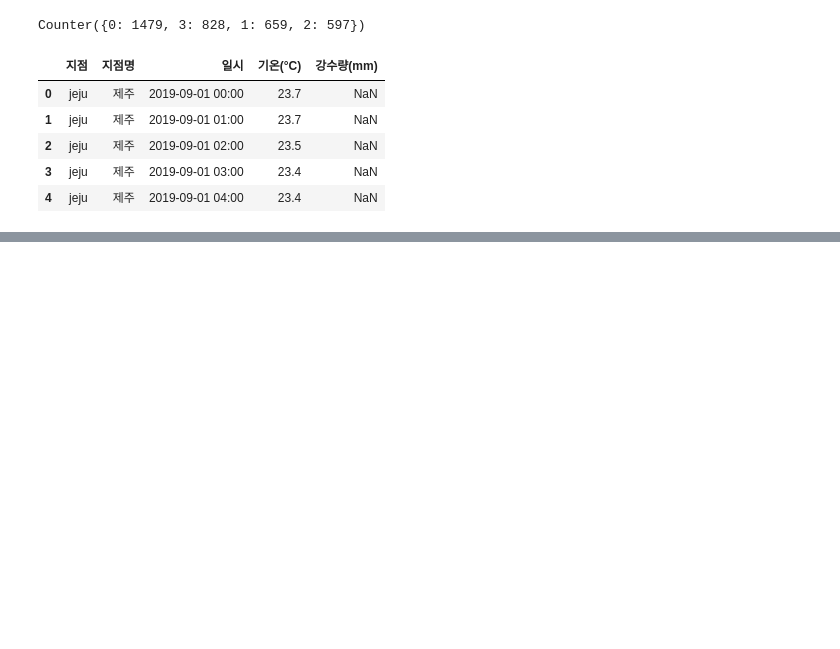
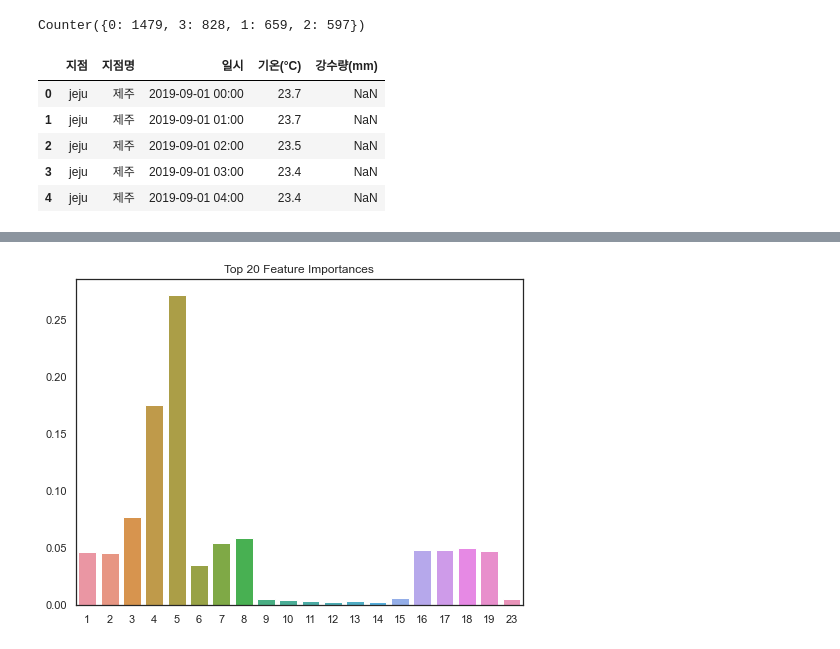
Before and after one commit to woojuro4/bus_users_prediction, a Jupyter notebook: ML/중급.ipynb, the cells around one changed output, grey strips where cells are left out. Cells and saved outputs as stored; diff of their text form; code cells hidden in the pictures; blank space fills up the shorter version.

```diff
--- a/ML/중급.ipynb
+++ b/ML/중급.ipynb
@@ -200,7 +207,7 @@ test2=pd.merge(test,rain3,how='left',on=['dist_name','date'])
 input_var=['in_out','latitude', 'longitude', '68a', '810a', '1012a', '68b', '810b', '1012b',
            'weekday_0', 'weekday_1', 'weekday_2', 'weekday_3', 'weekday_4', 'weekday_5', 'weekday_6',
            'dis_jeju', 'dis_gosan','dis_seongsan', 'dis_po','기온(°C)', '강수량(mm)',
-           'dist_name_gosan', 'dist_name_jeju','dist_name_po', 'dist_name_seongsan']
+           'dist_name_1', 'dist_name_0','dist_name_3', 'dist_name_2']
 
 target=['18~20_ride']
 # %%
@@ -257,0 +307,17 @@ test[['id','18~20_ride']].to_csv("dacon_base_middle2.csv",index=False) # id와 1
+# %%
+X_train_df = pd.DataFrame(X_train)
+# %%
+import matplotlib.pyplot as plt
+import seaborn as sns
+%matplotlib inline
+
+ftr_importances_values = rf.feature_importances_
+ftr_importances = pd.Series(ftr_importances_values, index = X_train_df.columns)
+ftr_top20 = ftr_importances.sort_values(ascending=False)[:20]
+
+plt.figure(figsize=(8,6))
+plt.title('Top 20 Feature Importances')
+sns.barplot(y=ftr_top20, x=ftr_top20.index)
+plt.show()
+# %% [output]
+[figure, added]
```
Also changed, not shown: parts of 30 cells of this notebook, 2 other files.
